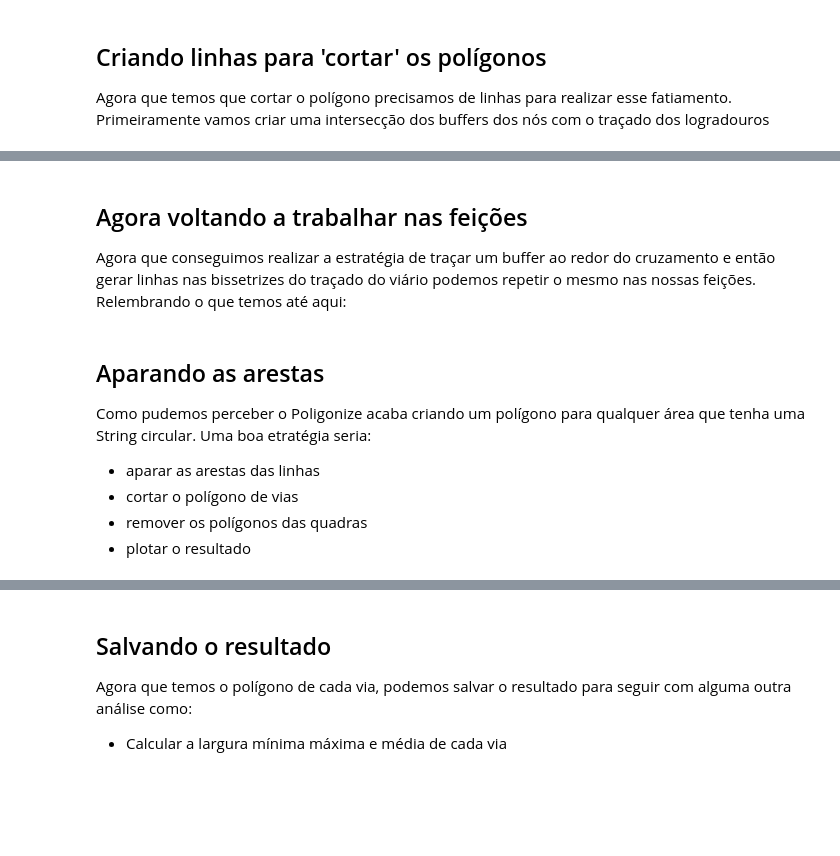
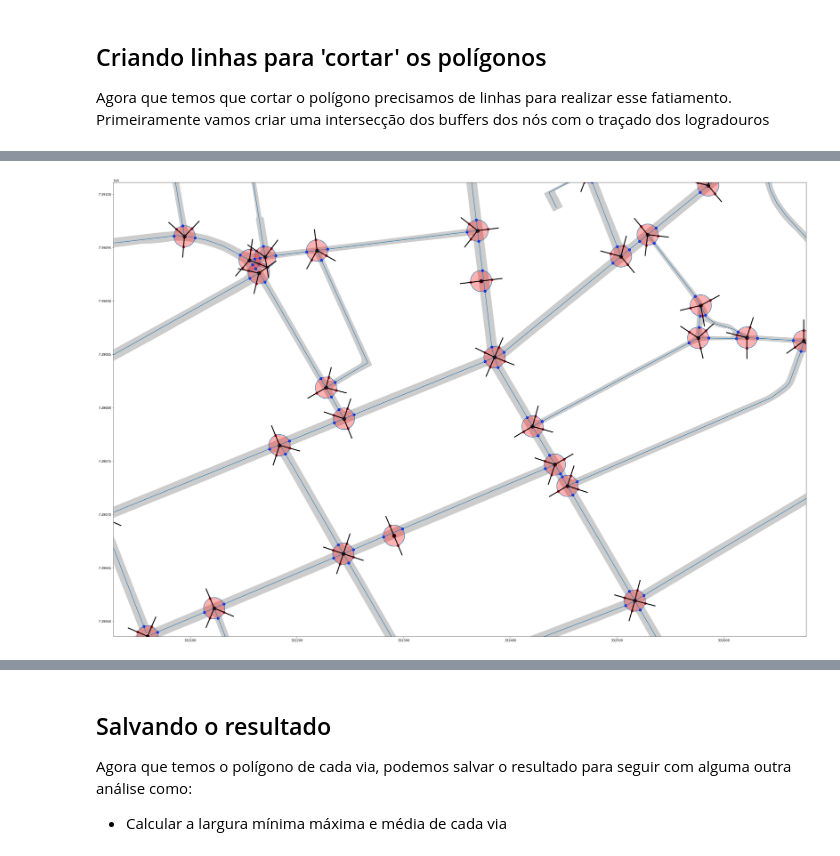
Before and after one commit to geoinfo-smdu/Poligono-de-vias, a Jupyter notebook: 03 - Preparando a versão final para gerar polígonos de vias de São Paulo.ipynb, the cells around one changed output, grey strips where cells are left out. Cells and saved outputs as stored; diff of their text form; code cells hidden in the pictures; blank space fills up the shorter version.

```diff
--- a/03 - Preparando a versão final para gerar polígonos de vias de São Paulo.ipynb
+++ b/03 - Preparando a versão final para gerar polígonos de vias de São Paulo.ipynb
@@ -45,0 +47,4 @@ df_vias = gpd.overlay(df_s, df_qv, how='difference')
+# %%
+## TODO
+# Crop nas linhas das vias para manter apenas as que estão dentro de df_vias
+df_l_cropped = gpd.clip(df_l, df_vias)
@@ -46,3 +57,5 @@ df_vias = gpd.overlay(df_s, df_qv, how='difference')
+# %%
+df_l = df_l_cropped
 # %%
 f, ax = plt.subplots(1)
 df_vias.plot(ax=ax, alpha=0.5)
@@ -142,10 +155,10 @@ cut_lines = list(map(lambda x:
              MultiLineString(list(map(lambda y:
                   LineString([df_cruzamentos.geometry.iloc[x.Index], y]),
                   x.geometry.geoms))),
-             xfact = 5.0,
-             yfact = 5.0,
+             xfact = 2.0,
+             yfact = 2.0,
              origin = df_cruzamentos.geometry.iloc[x.Index])
          , df_inter_points.itertuples()))
 
 df_cut_lines = gpd.GeoDataFrame(geometry=cut_lines)
-df_cut_lines.plot()
+# df_cut_lines.plot()
@@ -164,13 +165,20 @@ df_voronoi_polygon.plot()
-# %% [markdown]
-## Agora voltando a trabalhar nas feições
-
-Agora que conseguimos realizar a estratégia de traçar um buffer ao redor do cruzamento e então gerar linhas nas bissetrizes do traçado do viário podemos repetir o mesmo nas nossas feições.
-Relembrando o que temos até aqui:
-# %% [markdown]
-## Aparando as arestas
-
-Como pudemos perceber o Poligonize acaba criando um polígono para qualquer área que tenha uma String circular. Uma boa etratégia seria:
-- aparar as arestas das linhas
-- cortar o polígono de vias
-- remover os polígonos das quadras
-- plotar o resultado
+# %%
+f, ax = plt.subplots(1)
+df_vias.plot(ax=ax, alpha=0.4, color='grey')
+df_l.plot(ax=ax)
+# df_cruz_buffer.plot(ax=ax, alpha=0.3, color='red')
+# df_vias_para_corte.plot(ax=ax, alpha=0.4, color='orange', linewidth=1, edgecolor='grey')
+df_cruzamentos.plot(ax=ax, lw=7, color='black')
+df_cruzamentos.buffer(10).plot(ax=ax, alpha=0.3, color='red')
+df_bounds.plot(ax=ax)
+df_pts.plot(ax=ax, lw=3, color='blue')
+df_inter_points.plot(ax=ax, lw=3, color='red')
+df_cut_lines.plot(ax=ax, lw=3, color='black')
+# df_voronoi_polygon.plot(ax=ax, alpha=0.7, color='yellow', linewidth=1, edgecolor='grey')
+# Aplicando o zoom
+plt.margins(x=-0.30, y=-0.40)
+
+
+plt.show()
+# %% [output]
+[figure, added]
```
Also changed, not shown: parts of 10 cells of this notebook, 4 other files.
